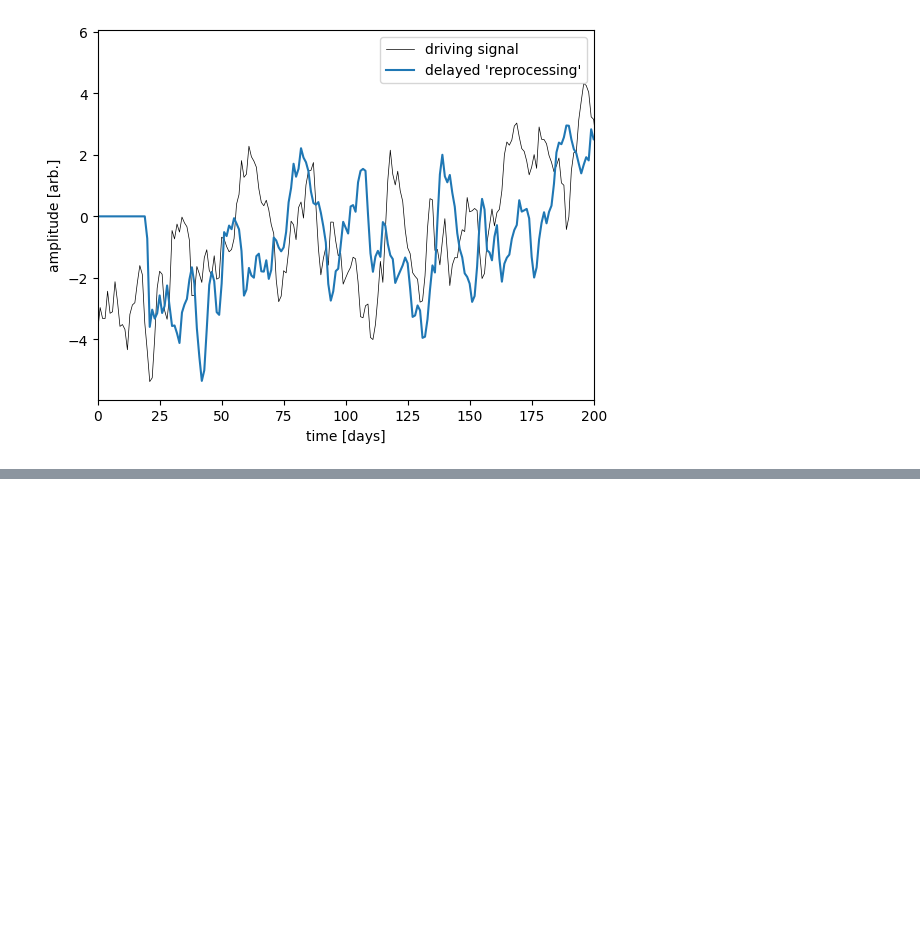
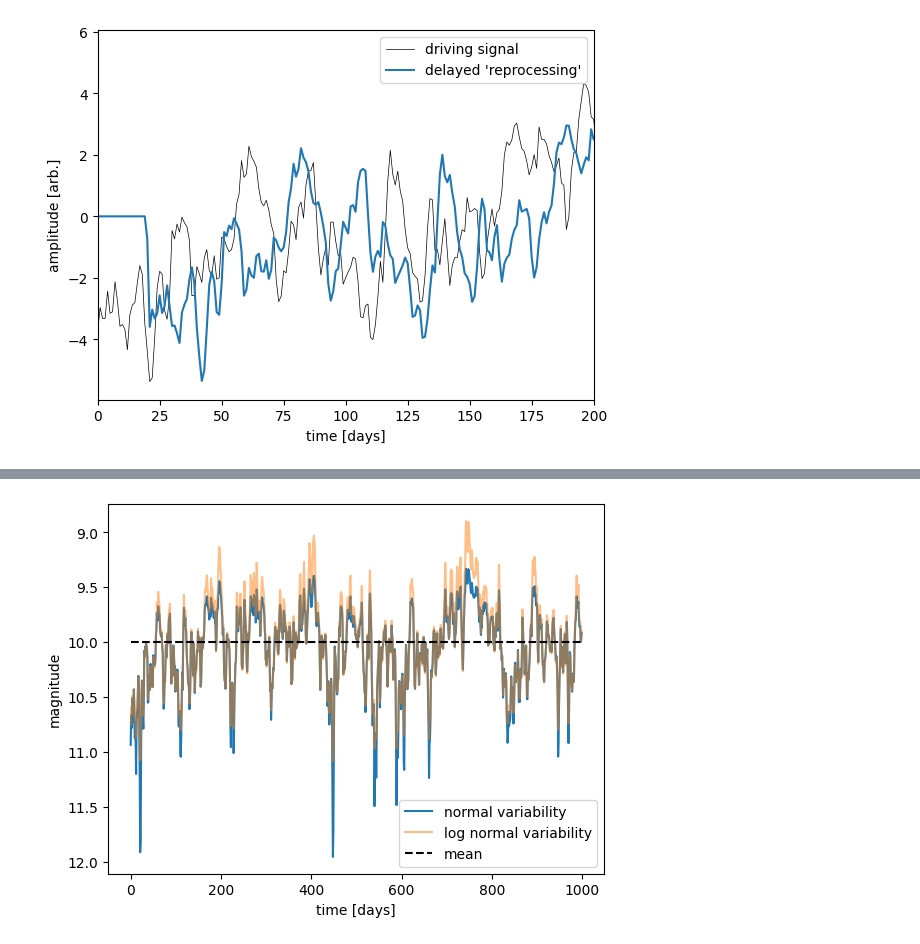
Before and after one commit to LSST-strong-lensing/slsim, a Jupyter notebook: notebooks/agn_intrinsic_variability_tutorial.ipynb, the cells around one changed output, grey strips where cells are left out. Drawn from its saved outputs; the diff is of its cells as text; code cells hidden in the pictures; blank space fills up the shorter version.

```diff
--- a/notebooks/agn_intrinsic_variability_tutorial.ipynb
+++ b/notebooks/agn_intrinsic_variability_tutorial.ipynb
@@ -220,0 +260,46 @@ plt.show()
+# %%
+mean_magnitude = 10
+magnitude_variance = -0.4
+bpl_kwarg_dict_mag_lognormal = {
+    "length_of_light_curve": length_of_light_curve,
+    "time_resolution": dt,
+    "log_breakpoint_frequency": log_breakpoint_frequency,
+    "low_frequency_slope": low_frequency_index,
+    "high_frequency_slope": high_frequency_index,
+    "new_mean_amplitude": mean_magnitude,
+    "new_standard_deviation": magnitude_variance,
+    "is_magnitude": False,
+    "seed": random_seed,
+}
+# %%
+variable_light_curve_lognormal = variability.Variability(
+    variability_model="bending_power_law", **bpl_kwarg_dict_mag_lognormal
+)
+# %%
+time_axis = np.linspace(0, 999, 1000)
+magnitude_light_curve = variable_light_curve.variability_at_time(time_axis)
+magnitude_light_curve_lognormal = variable_light_curve_lognormal.variability_at_time(
+    time_axis
+)
+fig, ax = plt.subplots()
+ax.plot(time_axis, magnitude_light_curve, label="normal variability")
+ax.plot(
+    time_axis,
+    magnitude_light_curve_lognormal,
+    label="log normal variability",
+    alpha=0.5,
+)
+ax.plot(
+    [time_axis[0], time_axis[-1]],
+    [mean_magnitude, mean_magnitude],
+    "--",
+    color="black",
+    label="mean",
+)
+ax.invert_yaxis()
+ax.set_xlabel("time [days]")
+ax.set_ylabel("magnitude")
+ax.legend()
+plt.show()
+# %% [output]
+[figure, added]
```
Also changed, not shown: parts of 5 cells of this notebook.
